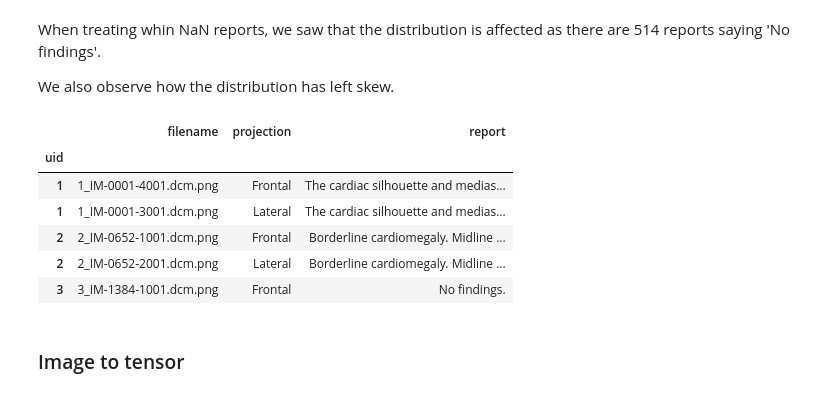
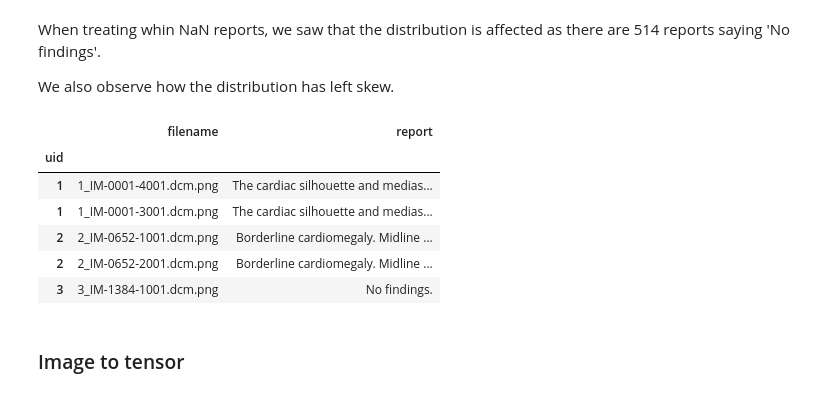
Before and after one commit to falco-tigris/CS577_DeepLearning_Project, a Jupyter notebook: dataAnalysis.ipynb, the cells around one changed output. Drawn from its saved outputs; the diff is of its cells as text; code cells hidden in the pictures.

```diff
--- a/dataAnalysis.ipynb
+++ b/dataAnalysis.ipynb
@@ -85,21 +89,21 @@ When treating whin NaN reports, we saw that the distribution is affected as ther
 We also observe how the distribution has left skew.
 # %%
 uids = pr.reports.index
-data = pr.projections.copy()
+data = pr.projections.copy().drop(['projection'], axis=1)
 
 for uid in uids:
     report = pr.reports.loc[uid]['findings']
     data.loc[uid, 'report'] = report if type(report) == str else 'No findings.'
 
 data.head()
 # %% [output]
-|  | filename | projection | report |
-| uid |  |  |  |
-| 1 | 1_IM-0001-4001.dcm.png | Frontal | The cardiac silhouette and medias... |
-| 1 | 1_IM-0001-3001.dcm.png | Lateral | The cardiac silhouette and medias... |
-| 2 | 2_IM-0652-1001.dcm.png | Frontal | Borderline cardiomegaly. Midline ... |
-| 2 | 2_IM-0652-2001.dcm.png | Lateral | Borderline cardiomegaly. Midline ... |
-| 3 | 3_IM-1384-1001.dcm.png | Frontal | No findings. |
+|  | filename | report |
+| uid |  |  |
+| 1 | 1_IM-0001-4001.dcm.png | The cardiac silhouette and medias... |
+| 1 | 1_IM-0001-3001.dcm.png | The cardiac silhouette and medias... |
+| 2 | 2_IM-0652-1001.dcm.png | Borderline cardiomegaly. Midline ... |
+| 2 | 2_IM-0652-2001.dcm.png | Borderline cardiomegaly. Midline ... |
+| 3 | 3_IM-1384-1001.dcm.png | No findings. |
 # %% [markdown]
 ### Image to tensor
 # %%
```
Also changed, not shown: parts of 2 cells of this notebook, 1 other file.
